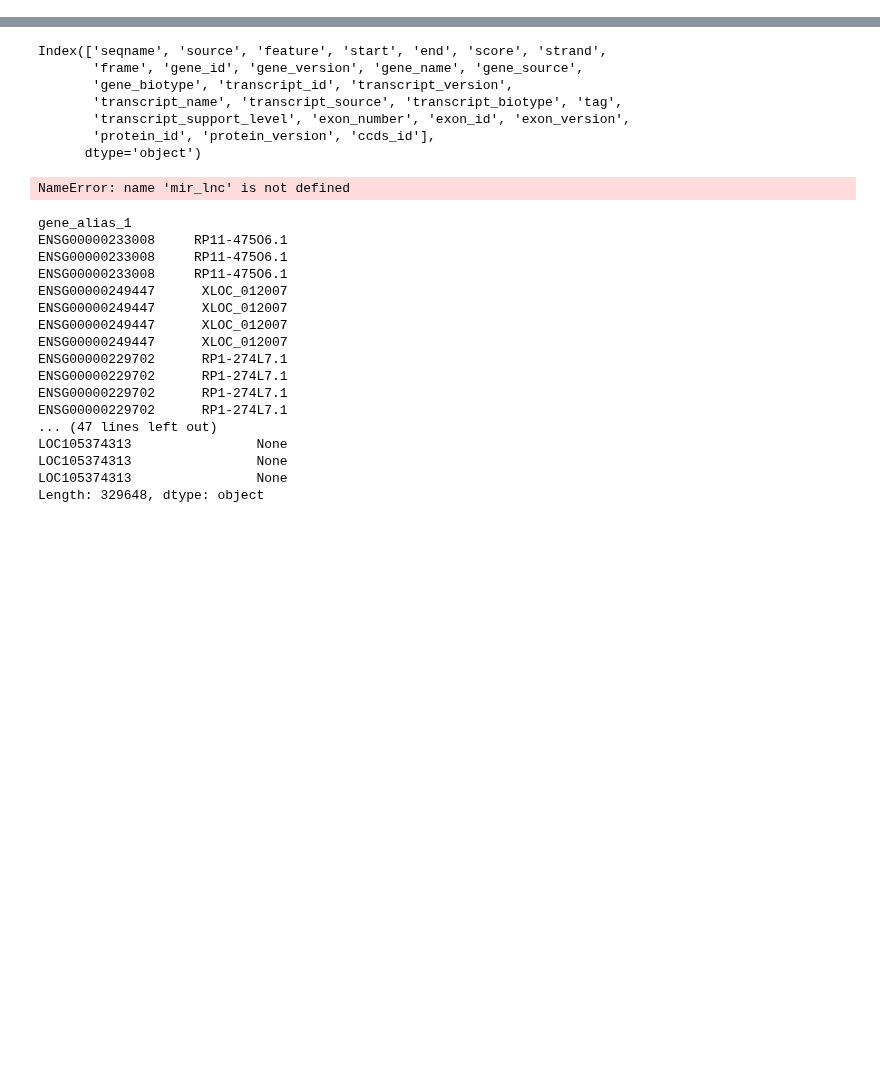
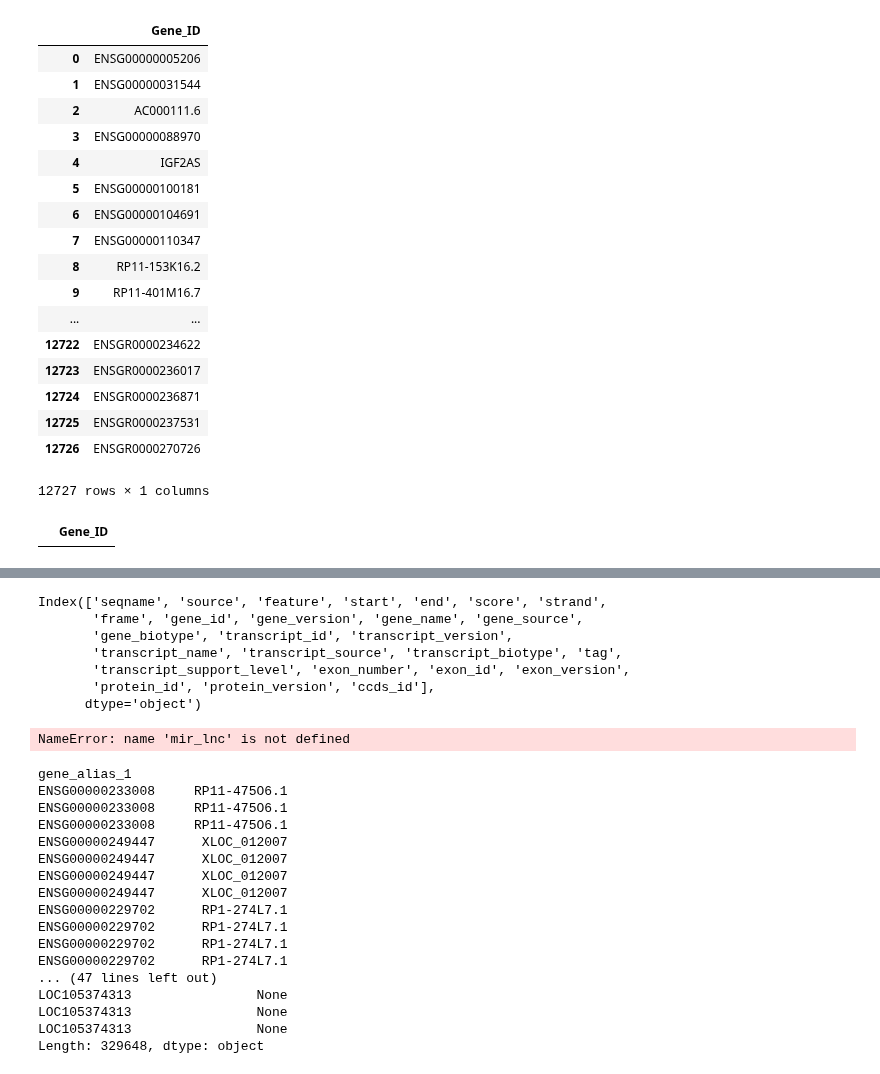
Before and after one commit to JonnyTran/MultiOmicsGraphEmbedding, a Jupyter notebook: lncRNA_names_and_databases.ipynb, the cells around one changed output, grey strips where cells are left out. Saved outputs shown, nothing was run; the diff lists cells and outputs as text; code cells hidden in the pictures; blank space fills up the shorter version.

```diff
--- a/lncRNA_names_and_databases.ipynb
+++ b/lncRNA_names_and_databases.ipynb
@@ -34,3 +29,5 @@ See the caveats in the documentation: http://pandas.pydata.org/pandas-docs/stabl
 from GTF import dataframe as read_gtf
 lnc_names_df = read_gtf("/home/jonny_admin/PycharmProjects/Bioinformatics_ExternalData/GENCODE/gencode.v28.long_noncoding_RNAs.gtf")
 lncrna_dict = pd.Series(lnc_names_df["gene_name"].values, index=lnc_names_df["gene_id"]).to_dict()
+# %%
+lncrna_engs = pd.read_table("/home/jonny_admin/PycharmProjects/Bioinformatics_ExternalData/tcga-assembler/LUAD/lncrna/TCGA-rnaexpr.tsv")[["Gene_ID"]]
@@ -36,0 +79,2 @@ lncrna_dict = pd.Series(lnc_names_df["gene_name"].values, index=lnc_names_df["ge
+# %%
+lncrna_engs["Gene_ID"] = lncrna_engs["Gene_ID"].str.replace("[.].*", "")
@@ -36,0 +101,28 @@ lncrna_dict = pd.Series(lnc_names_df["gene_name"].values, index=lnc_names_df["ge
+# %%
+lncrna_dict = pd.Series(lnc_names_df["gene_name"].values, index=lnc_names_df['gene_id'].str.replace("[.].*", "")).to_dict()
+# %%
+lncrna_engs__removed_replaced = lncrna_engs.replace({"Gene_ID":lncrna_dict})
+lncrna_engs__removed_replaced
+# %% [output]
+|  | Gene_ID |
+| 0 | ENSG00000005206 |
+| 1 | ENSG00000031544 |
+| 2 | AC000111.6 |
+| 3 | ENSG00000088970 |
+| 4 | IGF2AS |
+| 5 | ENSG00000100181 |
+| 6 | ENSG00000104691 |
+| 7 | ENSG00000110347 |
+| 8 | RP11-153K16.2 |
+| 9 | RP11-401M16.7 |
+| ... | ... |
+| 12722 | ENSGR0000234622 |
+| 12723 | ENSGR0000236017 |
+| 12724 | ENSGR0000236871 |
+| 12725 | ENSGR0000237531 |
+| 12726 | ENSGR0000270726 |
+12727 rows × 1 columns
+# %%
+lncrna_engs__removed_replaced[~lncrna_engs_replaced["Gene_ID"].str.contains("ENSG") & lncrna_engs__removed_replaced["Gene_ID"].str.contains("ENSG")]
+# %% [output]
+|  | Gene_ID |
```
Also changed, not shown: parts of 7 cells of this notebook, 1 other file.
